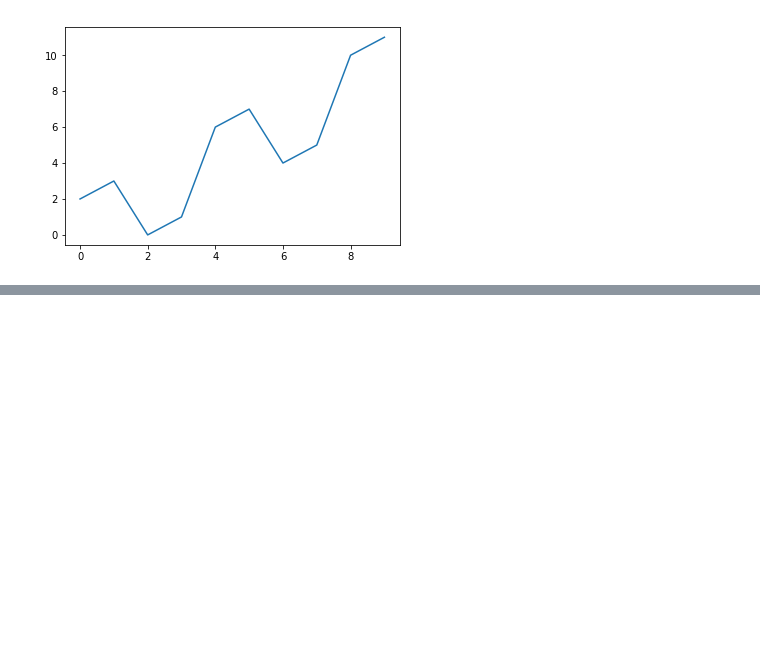
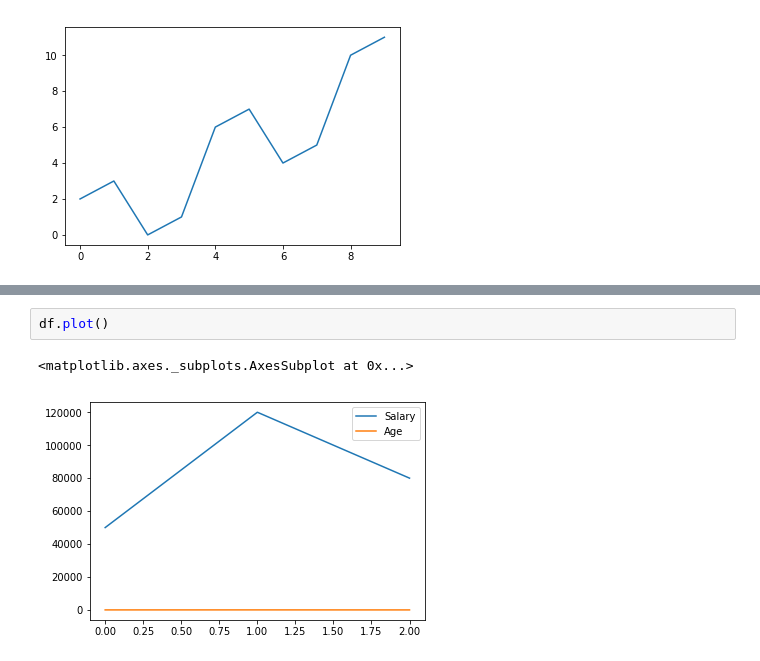
Before and after one commit to ishwar6/datascience, a Jupyter notebook: scripts/ishwar.ipynb, the cells around one changed output, grey strips where cells are left out. Drawn from its saved outputs; the diff is of its cells as text; blank space fills up the shorter version.

```diff
--- a/scripts/ishwar.ipynb
+++ b/scripts/ishwar.ipynb
@@ -340,0 +382,5 @@ plt.plot(x,y,'')
+# %%
+df.plot()
+# %% [output]
+<matplotlib.axes._subplots.AxesSubplot at 0x...>
+[figure, added]
```
Also changed, not shown: parts of 31 cells of this notebook.
